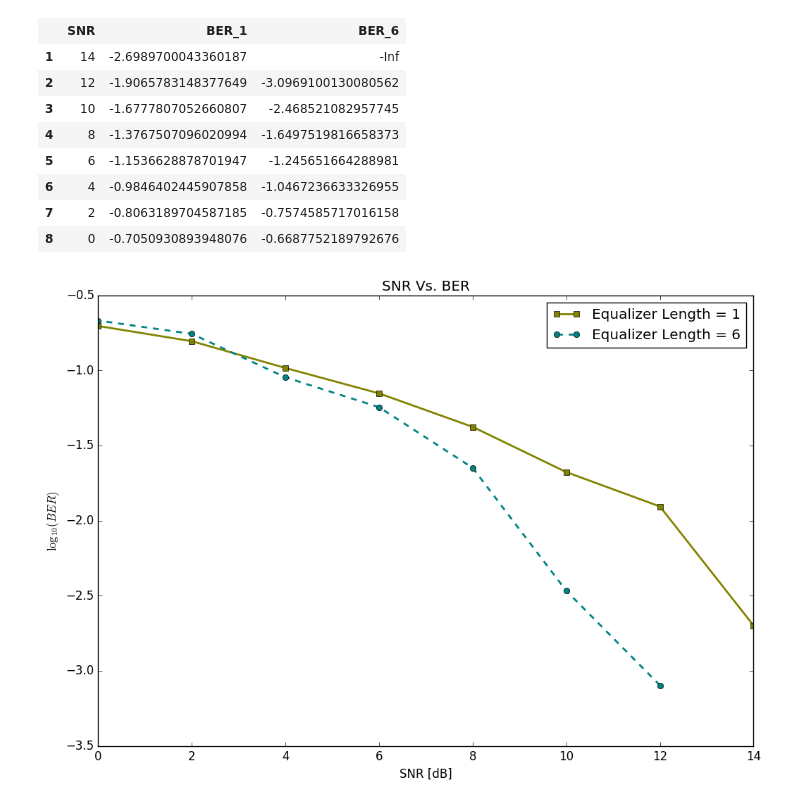
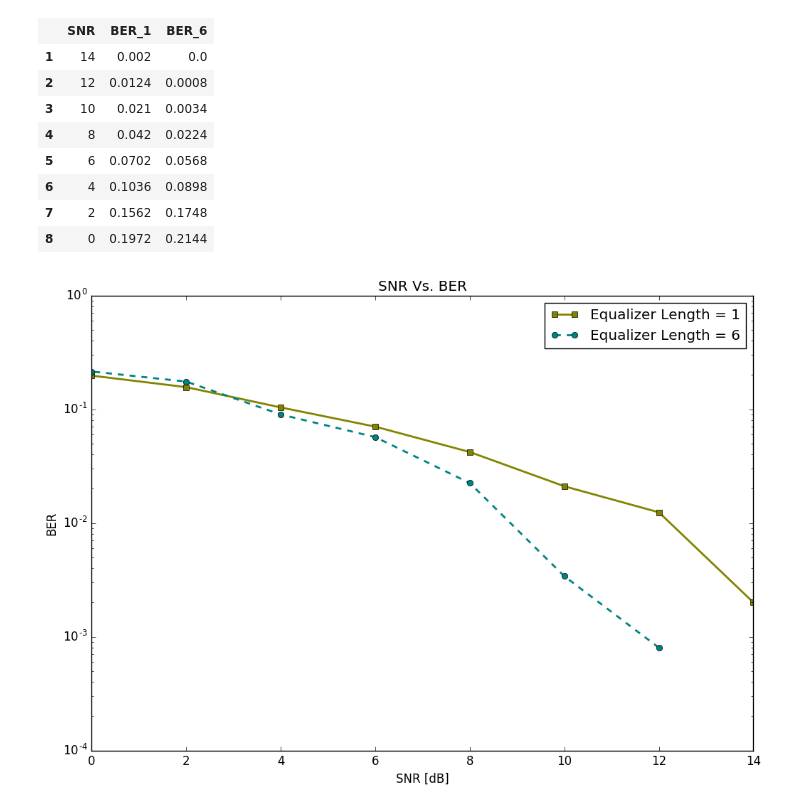
Before and after one commit to DamienDeprez/ELEC2103-Gr4, a Jupyter notebook: Labo Télécommunication/Lab 4/Labo 4 - Data - Analyze.ipynb, the cells around one changed output. Saved outputs shown, nothing was run; the diff lists cells and outputs as text; code cells hidden in the pictures.

Commit message:
Change the plot to a semilogy plot

```diff
--- a/Labo Télécommunication/Lab 4/Labo 4 - Data - Analyze.ipynb
+++ b/Labo Télécommunication/Lab 4/Labo 4 - Data - Analyze.ipynb
@@ -5,30 +5,30 @@ c₂="#008383";
 c₃="#830083";
 # %%
 data = readtable("data.dat",separator='\t',header=true);
-data[:BER_1] = log10(data[:BER_1]);
-data[:BER_6] = log10(data[:BER_6]);
+#data[:BER_1] = log10(data[:BER_1]);
+#data[:BER_6] = log10(data[:BER_6]);
 display(data)
 # %% [output]
 |  | SNR | BER_1 | BER_6 |
-| 1 | 14 | -2.6989700043360187 | -Inf |
-| 2 | 12 | -1.9065783148377649 | -3.0969100130080562 |
-| 3 | 10 | -1.6777807052660807 | -2.468521082957745 |
-| 4 | 8 | -1.3767507096020994 | -1.6497519816658373 |
-| 5 | 6 | -1.1536628878701947 | -1.245651664288981 |
-| 6 | 4 | -0.9846402445907858 | -1.0467236633326955 |
-| 7 | 2 | -0.8063189704587185 | -0.7574585717016158 |
-| 8 | 0 | -0.7050930893948076 | -0.6687752189792676 |
+| 1 | 14 | 0.002 | 0.0 |
+| 2 | 12 | 0.0124 | 0.0008 |
+| 3 | 10 | 0.021 | 0.0034 |
+| 4 | 8 | 0.042 | 0.0224 |
+| 5 | 6 | 0.0702 | 0.0568 |
+| 6 | 4 | 0.1036 | 0.0898 |
+| 7 | 2 | 0.1562 | 0.1748 |
+| 8 | 0 | 0.1972 | 0.2144 |
 # %%
 fig = figure("Static Error",figsize=(12,8)) # Create a new figure
 ax = axes();
-p2 = plot(data[:SNR],data[:BER_1],color=c₁,linewidth=2,linestyle="-",marker="s");
-p1 = plot(data[:SNR],data[:BER_6],color=c₂,linewidth=2,linestyle="--",marker="o");
+p2 = semilogy(data[:SNR],data[:BER_1],color=c₁,linewidth=2,linestyle="-",marker="s");
+p1 = semilogy(data[:SNR],data[:BER_6],color=c₂,linewidth=2,linestyle="--",marker="o");
 
-ylabel(L"\log_{10}(BER)");
+ylabel("BER");
 xlabel("SNR [dB]");
 title("SNR Vs. BER");
 legend(["Equalizer Length = 1","Equalizer Length = 6"]);
 
 fig[:canvas][:draw]()
 # %% [output]
-[figure, old version]
+[figure, new version]
```
